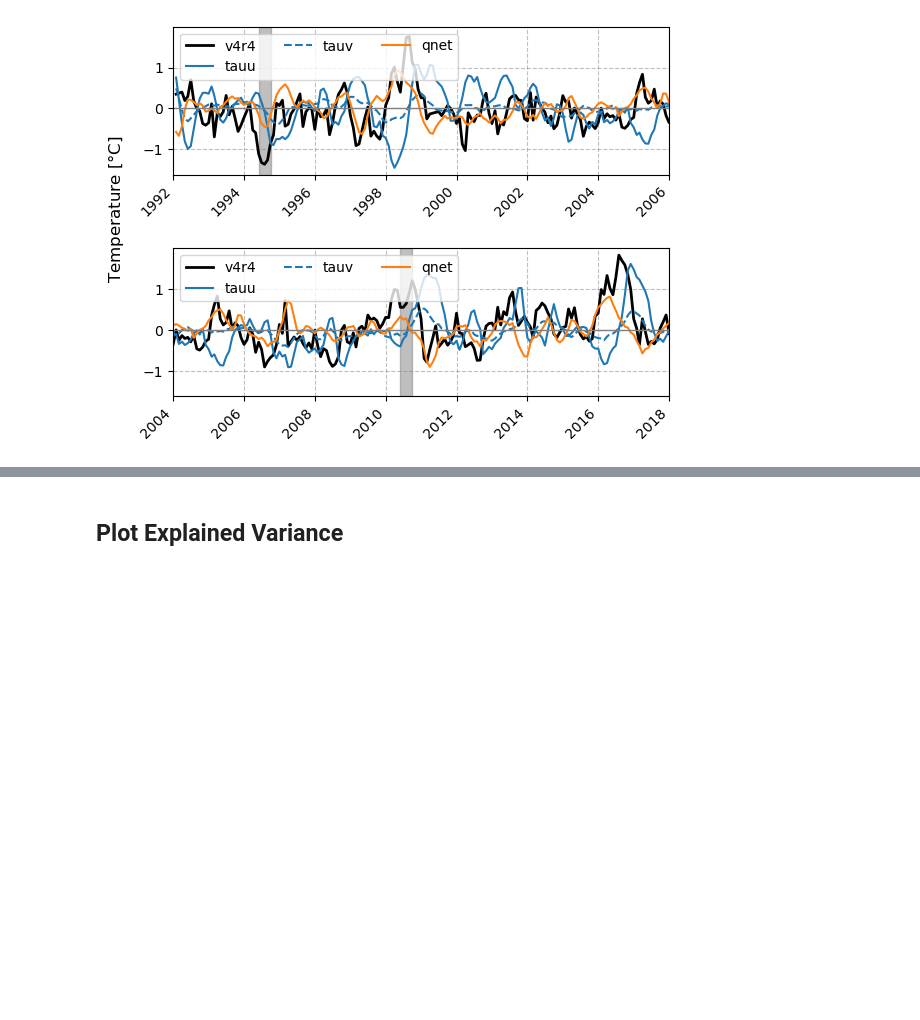
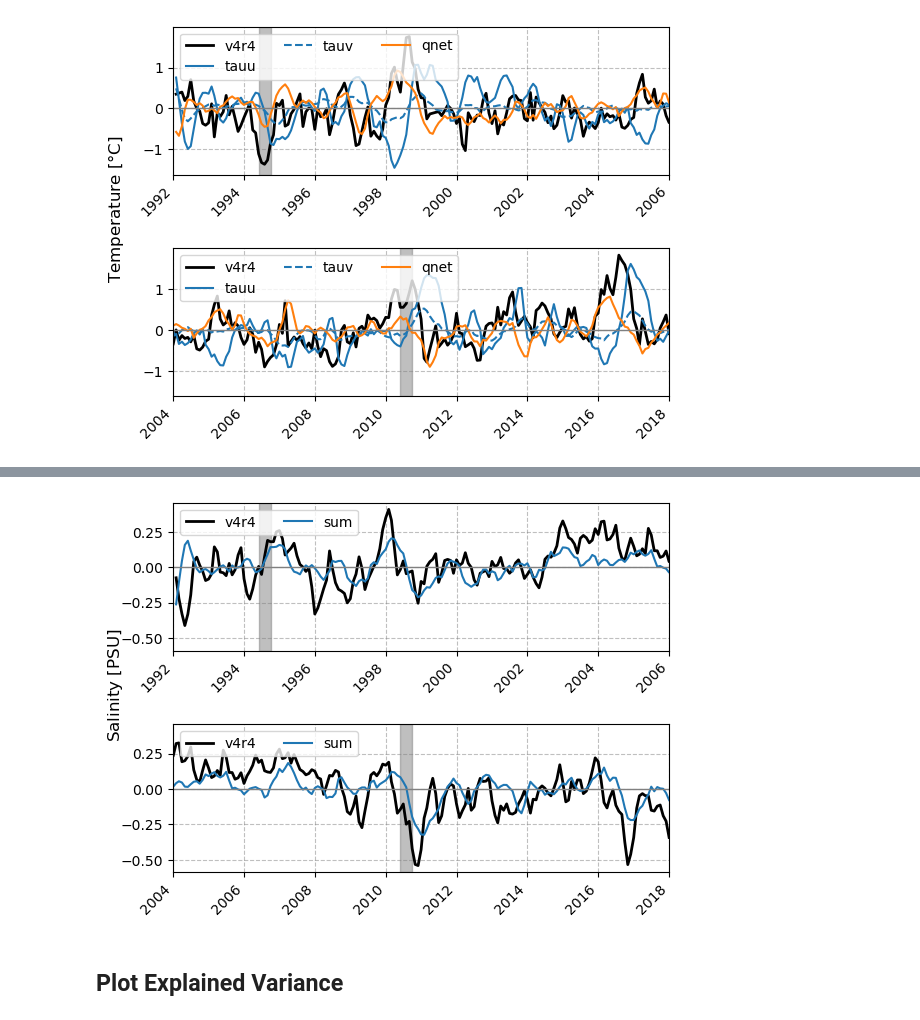
Before and after one commit to ECCO-Summer-School/ESS25-Team_ECCO-UP, a Jupyter notebook: contributors/andrew/convolution_figures.ipynb, the cells around one changed output, grey strips where cells are left out. Drawn from its saved outputs; the diff is of its cells as text; code cells hidden in the pictures; blank space fills up the shorter version.

```diff
--- a/contributors/andrew/convolution_figures.ipynb
+++ b/contributors/andrew/convolution_figures.ipynb
@@ -303,3 +285,23 @@ plot_v4_time_series(
+# %%
+plot_v4_time_series(
+    da_list=[
+        ds_monthly_anom["sea_surface_salinity"],
+        ds_conv_s_94_anom["tauu"].sel(lag=24) + ds_conv_s_94_anom["tauv"].sel(lag=24) + ds_conv_s_94_anom["empmr"].sel(lag=24),
+    ],
+    labels=[
+        "v4r4",
+        "sum",
+    ],
+    y_label="Salinity [$\\mathsf{PSU}$]",
+    name="sss_conv_reconstructed_1994_objf_sum.png",
+    custom_cycler=(
+        cycler(color=['k', '#1f77b4', '#1f77b4', '#ff7f0e'])
+        + cycler(ls=['-', '-', '--', '-'])
+        + cycler(lw=[2, 1.5, 1.5, 1.5])
+    )
+)
+# %% [output]
+[figure, added]
 # %% [markdown]
 ## Plot Explained Variance
 # %%
```
Also changed, not shown: parts of 3 cells of this notebook, 5 other files.
